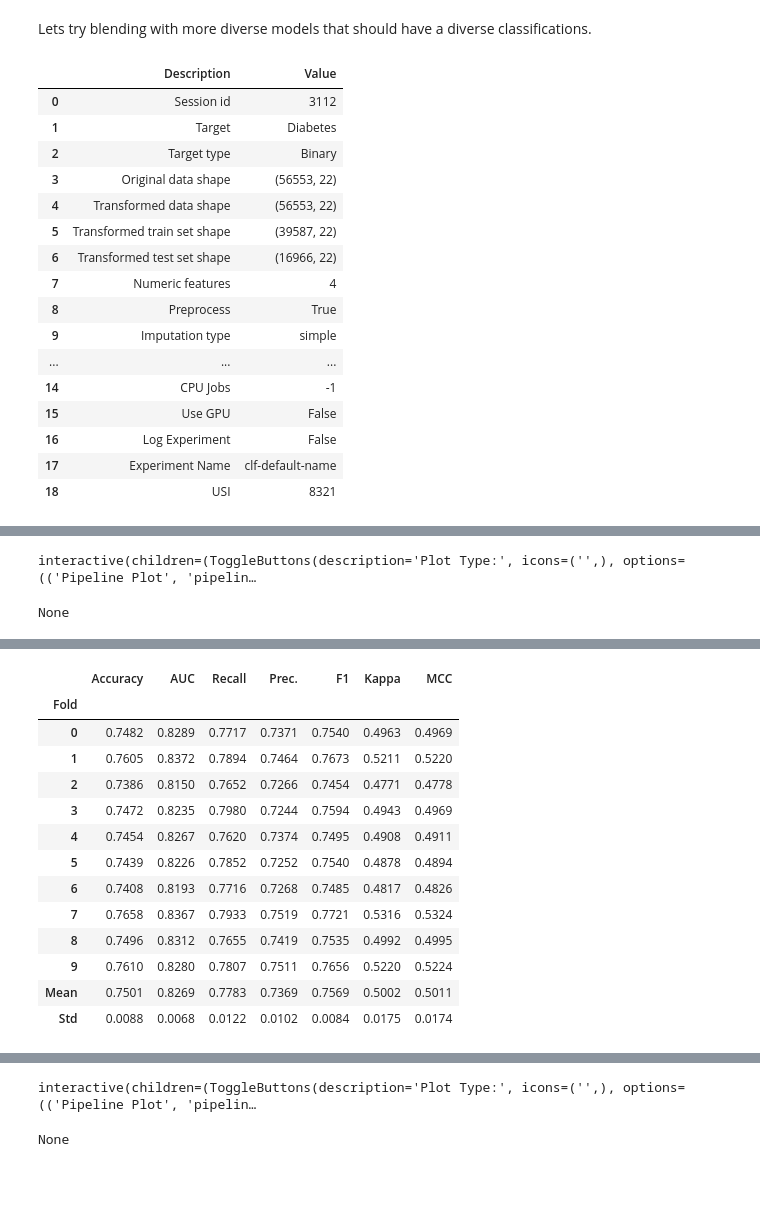
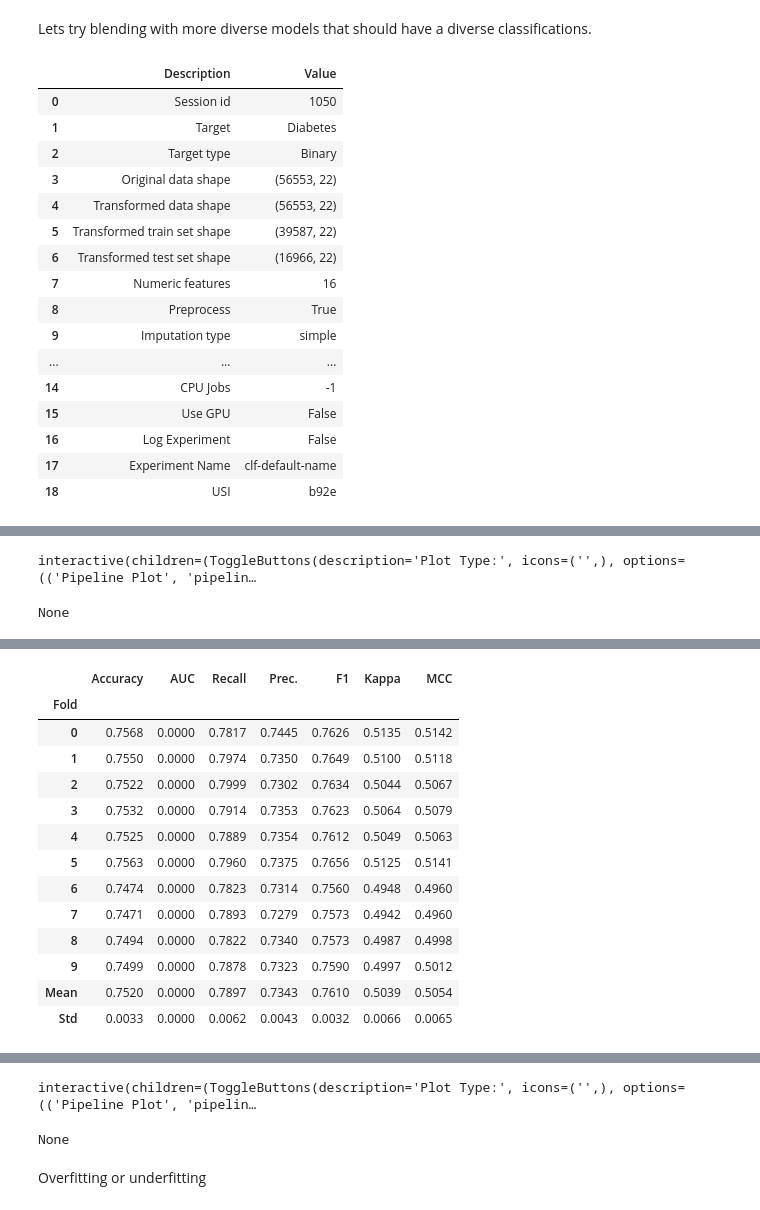
Before and after one commit to jan-ba/ml-diabetes-prediction, a Jupyter notebook: predict_diabetes.ipynb, the cells around one changed output, grey strips where cells are left out. Saved outputs shown, nothing was run; the diff lists cells and outputs as text; code cells hidden in the pictures; blank space fills up the shorter version.

```diff
--- a/predict_diabetes.ipynb
+++ b/predict_diabetes.ipynb
@@ -29,11 +29,11 @@ print(df.describe())
 # df = pd.get_dummies(df, columns=["Sex"], drop_first=True)
 
 # Identifying binary columns with unique values [0.0, 1.0]
-binary_columns = ["Sex", "HighChol", "CholCheck", "Smoker", "HeartDiseaseorAttack", "PhysActivity",
-                  "Fruits", "Veggies", "HvyAlcoholConsump", "DiffWalk", "Stroke", "HighBP"]
+# binary_columns = ["Sex", "HighChol", "CholCheck", "Smoker", "HeartDiseaseorAttack", "PhysActivity",
+#                  "Fruits", "Veggies", "HvyAlcoholConsump", "DiffWalk", "Stroke", "HighBP"]
 
 # One-hot encoding the binary columns with drop_first=True
-df = pd.get_dummies(df, columns=binary_columns, drop_first=True)
+# df = pd.get_dummies(df, columns=binary_columns, drop_first=True)
 
 # One hot encoding for GeneralHealth since its a catagorical value from 1-5
 df = pd.get_dummies(df, columns=["GenHlth"])
@@ -89,6 +89,7 @@ plt.show()
 # %% [markdown]
 Checking for cyclical values and if we need to scale some features (maybe its better to leave some features unscaled for some models ???)
 # %%
+from sklearn.preprocessing import MinMaxScaler
 
 # Check if we have cyclical values | We dont :) often in form of months, days or any time series.
 
@@ -96,13 +97,13 @@ Checking for cyclical values and if we need to scale some features (maybe its be
 # our exploration above yields: Age, BMI, (GenHlth, now one-hot encoded,) MentHlth, PhysHlth
 
 # Init of scaler
-scaler = StandardScaler()
+min_max_scaler = MinMaxScaler()
 
 # Apply scaling for BMI, Mental health, Physical Health, and maybee age and GenHlth (depending on encoded or not) ???
 # to benefit models like logistic regression, SVM or KNN
 # We tested with this uncommented and it yielded a worse result for the best models
-# to_be_scaled = ["BMI", "MentHlth", "PhysHlth", "Age", "GenHlth"]
-# df[to_be_scaled] = scaler.fit_transform(df[to_be_scaled])
+to_be_scaled = ["BMI", "MentHlth", "PhysHlth", "Age"]
+df[to_be_scaled] = min_max_scaler.fit_transform(df[to_be_scaled])
 
 # print(df.describe())
 
@@ -360,11 +349,0 @@ So lets just stick with the following
-# %%
-# Making a copy of the training data
-train_data = X_train.copy()
-# Adding the target column to the df
-train_data["Diabetes"] = y_train
-
-# Pycaret for choosing the best models, pick top 5.
-s = ClassificationExperiment()
-s.setup(train_data, target = "Diabetes", session_id = 123, preprocess=True)  #preprocessing probably also takes care of scaling e.g.
-# Selecting the top 5 models and display their scoring
-top_models = s.compare_models(n_select=5)
@@ -409,24 +353,26 @@ Lets try blending with more diverse models that should have a diverse classifica
 # Use blend models to try to get better accuracy
 clf = setup(data=train_data, target="Diabetes")
 
-ensemble_model = blend_models(estimator_list=[top_models[0],top_models[2],top_models[4]], method="hard")
+# try to use stacking to see if thats any better
+# stacked_model_custom = s.stack_models(estimator_list=[tuned_models[0],tuned_models[2],tuned_models[4]])
+# print(evaluate_model(stacked_model_custom))
+
+# BEST MODEL IN TERMS OF ACCURACY ! YAY
+# Index 0 - Gradient Boosting Classifier
+# Index 1 - Light gradient boost classifier
+# Index 4 - Linear Discriminant Analysis
+ensemble_model = blend_models(estimator_list=[tuned_models[0],tuned_models[1],tuned_models[2]], method="hard")
 print(evaluate_model(ensemble_model))
-
-
-from sklearn.linear_model import LogisticRegression
-# try to use stacking to see if thats any better
-stacked_model_custom = s.stack_models(estimator_list=[top_models[0],top_models[2],top_models[4]])
-print(evaluate_model(stacked_model_custom))
 # %% [output]
 |  | Description | Value |
-| 0 | Session id | 3112 |
+| 0 | Session id | 1050 |
 | 1 | Target | Diabetes |
 | 2 | Target type | Binary |
 | 3 | Original data shape | (56553, 22) |
 | 4 | Transformed data shape | (56553, 22) |
 | 5 | Transformed train set shape | (39587, 22) |
 | 6 | Transformed test set shape | (16966, 22) |
-| 7 | Numeric features | 4 |
+| 7 | Numeric features | 16 |
 | 8 | Preprocess | True |
 | 9 | Imputation type | simple |
 | ... | ... | ... |
@@ -434,7 +380,7 @@ print(evaluate_model(stacked_model_custom))
 | 15 | Use GPU | False |
 | 16 | Log Experiment | False |
 | 17 | Experiment Name | clf-default-name |
-| 18 | USI | 8321 |
+| 18 | USI | b92e |
 [interactive output not drawn]
 |  | Accuracy | AUC | Recall | Prec. | F1 | Kappa | MCC |
 | Fold |  |  |  |  |  |  |  |
@@ -453,21 +399,23 @@ print(evaluate_model(stacked_model_custom))
 [interactive output not drawn]
 interactive(children=(ToggleButtons(description='Plot Type:', icons=('',), options=(('Pipeline Plot', 'pipelin…
 None
 [interactive output not drawn]
 |  | Accuracy | AUC | Recall | Prec. | F1 | Kappa | MCC |
 | Fold |  |  |  |  |  |  |  |
-| 0 | 0.7482 | 0.8289 | 0.7717 | 0.7371 | 0.7540 | 0.4963 | 0.4969 |
-| 1 | 0.7605 | 0.8372 | 0.7894 | 0.7464 | 0.7673 | 0.5211 | 0.5220 |
-| 2 | 0.7386 | 0.8150 | 0.7652 | 0.7266 | 0.7454 | 0.4771 | 0.4778 |
-| 3 | 0.7472 | 0.8235 | 0.7980 | 0.7244 | 0.7594 | 0.4943 | 0.4969 |
-| 4 | 0.7454 | 0.8267 | 0.7620 | 0.7374 | 0.7495 | 0.4908 | 0.4911 |
-| 5 | 0.7439 | 0.8226 | 0.7852 | 0.7252 | 0.7540 | 0.4878 | 0.4894 |
-| 6 | 0.7408 | 0.8193 | 0.7716 | 0.7268 | 0.7485 | 0.4817 | 0.4826 |
-| 7 | 0.7658 | 0.8367 | 0.7933 | 0.7519 | 0.7721 | 0.5316 | 0.5324 |
-| 8 | 0.7496 | 0.8312 | 0.7655 | 0.7419 | 0.7535 | 0.4992 | 0.4995 |
-| 9 | 0.7610 | 0.8280 | 0.7807 | 0.7511 | 0.7656 | 0.5220 | 0.5224 |
-| Mean | 0.7501 | 0.8269 | 0.7783 | 0.7369 | 0.7569 | 0.5002 | 0.5011 |
-| Std | 0.0088 | 0.0068 | 0.0122 | 0.0102 | 0.0084 | 0.0175 | 0.0174 |
+| 0 | 0.7568 | 0.0000 | 0.7817 | 0.7445 | 0.7626 | 0.5135 | 0.5142 |
+| 1 | 0.7550 | 0.0000 | 0.7974 | 0.7350 | 0.7649 | 0.5100 | 0.5118 |
+| 2 | 0.7522 | 0.0000 | 0.7999 | 0.7302 | 0.7634 | 0.5044 | 0.5067 |
+| 3 | 0.7532 | 0.0000 | 0.7914 | 0.7353 | 0.7623 | 0.5064 | 0.5079 |
+| 4 | 0.7525 | 0.0000 | 0.7889 | 0.7354 | 0.7612 | 0.5049 | 0.5063 |
+| 5 | 0.7563 | 0.0000 | 0.7960 | 0.7375 | 0.7656 | 0.5125 | 0.5141 |
+| 6 | 0.7474 | 0.0000 | 0.7823 | 0.7314 | 0.7560 | 0.4948 | 0.4960 |
+| 7 | 0.7471 | 0.0000 | 0.7893 | 0.7279 | 0.7573 | 0.4942 | 0.4960 |
+| 8 | 0.7494 | 0.0000 | 0.7822 | 0.7340 | 0.7573 | 0.4987 | 0.4998 |
+| 9 | 0.7499 | 0.0000 | 0.7878 | 0.7323 | 0.7590 | 0.4997 | 0.5012 |
+| Mean | 0.7520 | 0.0000 | 0.7897 | 0.7343 | 0.7610 | 0.5039 | 0.5054 |
+| Std | 0.0033 | 0.0000 | 0.0062 | 0.0043 | 0.0032 | 0.0066 | 0.0065 |
 [interactive output not drawn]
 interactive(children=(ToggleButtons(description='Plot Type:', icons=('',), options=(('Pipeline Plot', 'pipelin…
 None
+# %% [markdown]
+Overfitting or underfitting
```
Also changed, not shown: parts of 11 cells of this notebook, 3 other files.
